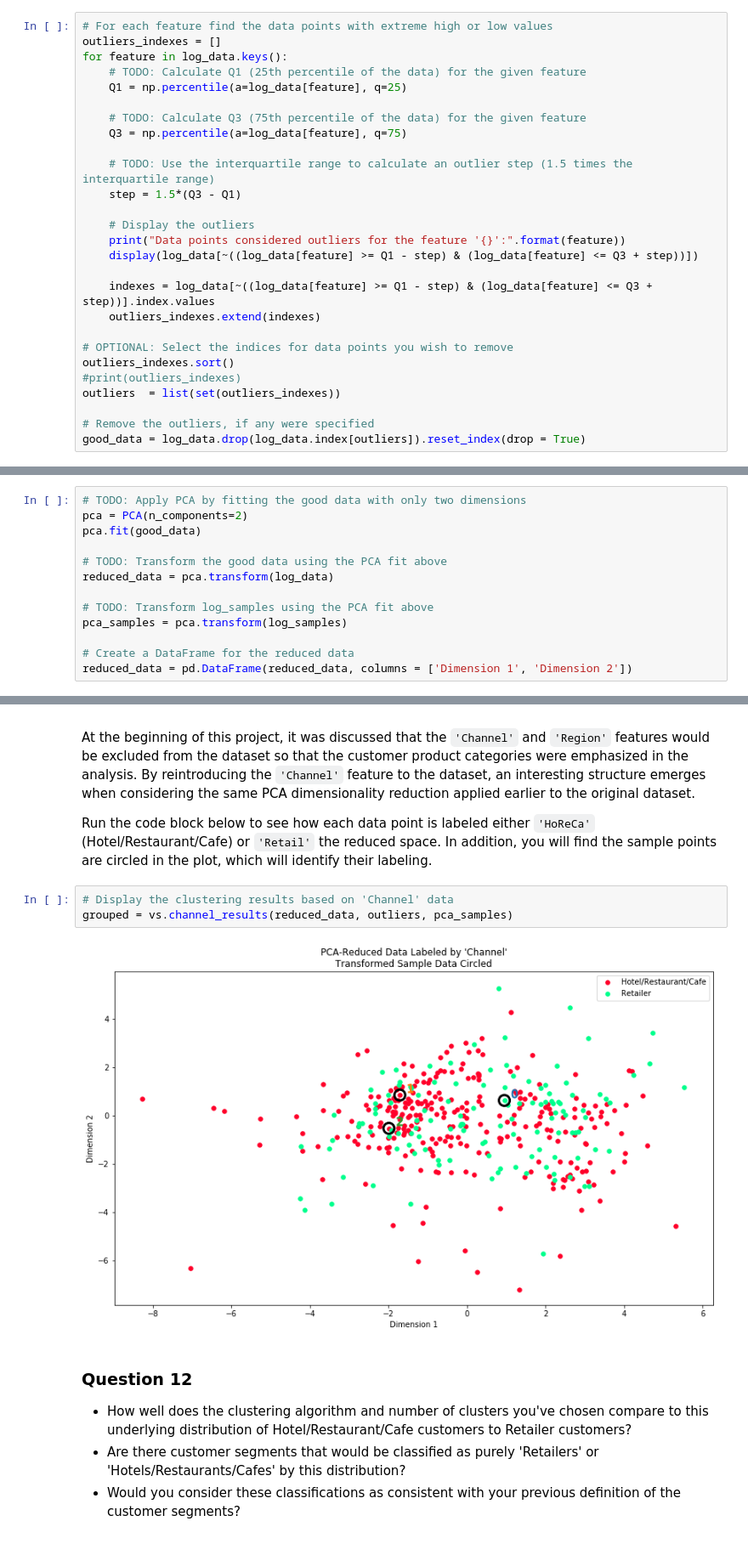
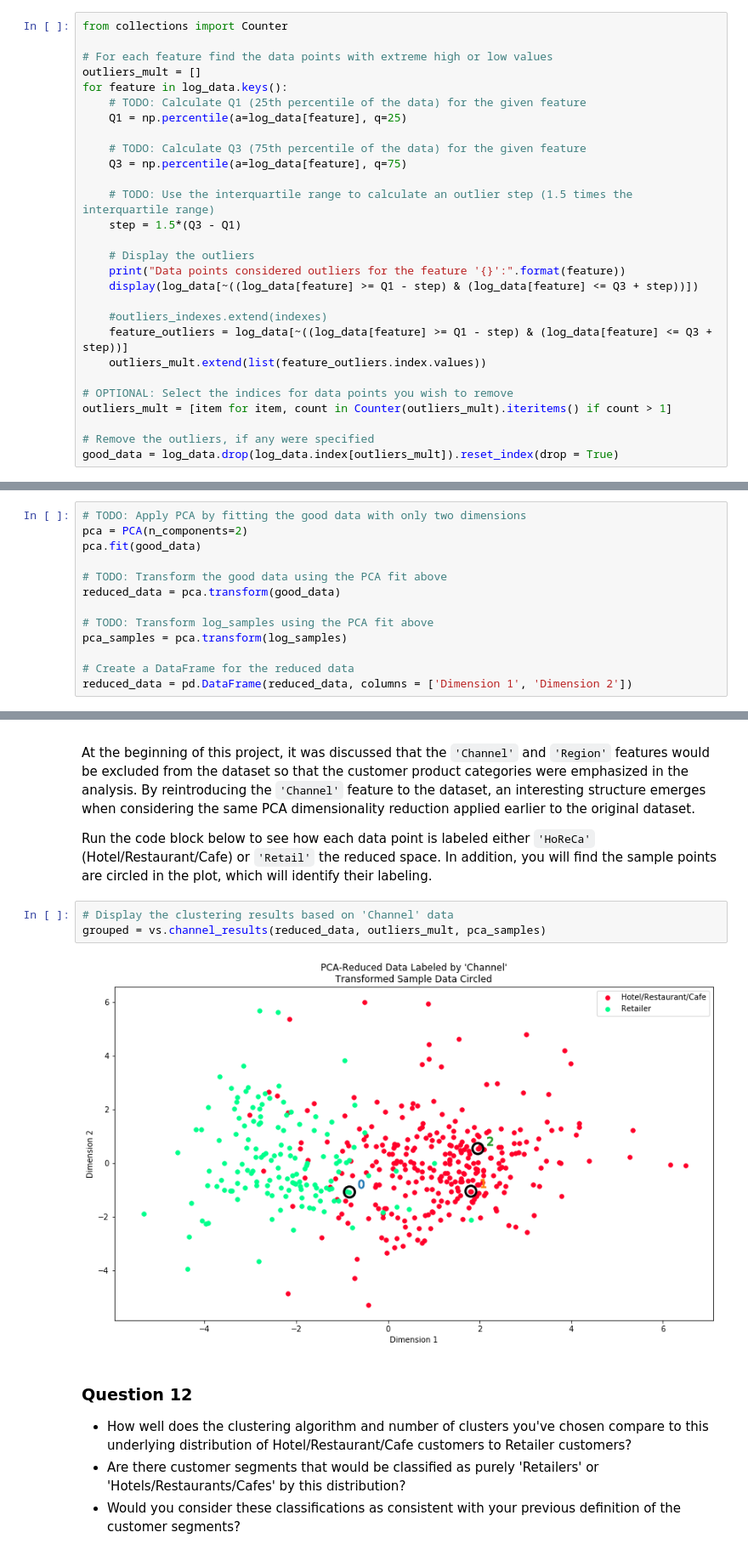
Before and after one commit to hbelahrach/machine-learning, a Jupyter notebook: projects/customer_segments/customer_segments.ipynb, the cells around one changed output, grey strips where cells are left out. Shown at 85% size. Saved outputs shown, nothing was run; the diff lists cells and outputs as text.

```diff
--- a/projects/customer_segments/customer_segments.ipynb
+++ b/projects/customer_segments/customer_segments.ipynb
@@ -212,8 +219,10 @@ In the code block below, you will need to implement the following:
 **NOTE:** If you choose to remove any outliers, ensure that the sample data does not contain any of these points!
 Once you have performed this implementation, the dataset will be stored in the variable `good_data`.
 # %%
+from collections import Counter
+
 # For each feature find the data points with extreme high or low values
-outliers_indexes = []
+outliers_mult = []
 for feature in log_data.keys():
     # TODO: Calculate Q1 (25th percentile of the data) for the given feature
     Q1 = np.percentile(a=log_data[feature], q=25)
@@ -228,16 +237,15 @@ for feature in log_data.keys():
     print("Data points considered outliers for the feature '{}':".format(feature))
     display(log_data[~((log_data[feature] >= Q1 - step) & (log_data[feature] <= Q3 + step))])
 
-    indexes = log_data[~((log_data[feature] >= Q1 - step) & (log_data[feature] <= Q3 + step))].index.values
-    outliers_indexes.extend(indexes)
+    #outliers_indexes.extend(indexes)
+    feature_outliers = log_data[~((log_data[feature] >= Q1 - step) & (log_data[feature] <= Q3 + step))]
+    outliers_mult.extend(list(feature_outliers.index.values))
 
 # OPTIONAL: Select the indices for data points you wish to remove
-outliers_indexes.sort()
-#print(outliers_indexes)
-outliers  = list(set(outliers_indexes))
+outliers_mult = [item for item, count in Counter(outliers_mult).iteritems() if count > 1]
 
 # Remove the outliers, if any were specified
-good_data = log_data.drop(log_data.index[outliers]).reset_index(drop = True)
+good_data = log_data.drop(log_data.index[outliers_mult]).reset_index(drop = True)
 # %% [output]
 Data points considered outliers for the feature 'Fresh':
 |  | Fresh | Milk | Grocery | Frozen | Detergents_Paper | Delicatessen |
@@ -375,7 +385,7 @@ pca = PCA(n_components=2)
 pca.fit(good_data)
 
 # TODO: Transform the good data using the PCA fit above
-reduced_data = pca.transform(log_data)
+reduced_data = pca.transform(good_data)
 
 # TODO: Transform log_samples using the PCA fit above
 pca_samples = pca.transform(log_samples)
@@ -567,9 +581,9 @@ At the beginning of this project, it was discussed that the `'Channel'` and `'Re
 Run the code block below to see how each data point is labeled either `'HoReCa'` (Hotel/Restaurant/Cafe) or `'Retail'` the reduced space. In addition, you will find the sample points are circled in the plot, which will identify their labeling.
 # %%
 # Display the clustering results based on 'Channel' data
-grouped = vs.channel_results(reduced_data, outliers, pca_samples)
+grouped = vs.channel_results(reduced_data, outliers_mult, pca_samples)
 # %% [output]
-[figure, old version]
+[figure, new version]
 # %% [markdown]
 ### Question 12
 
```
Also changed, not shown: parts of 23 cells of this notebook, 1 other file.
